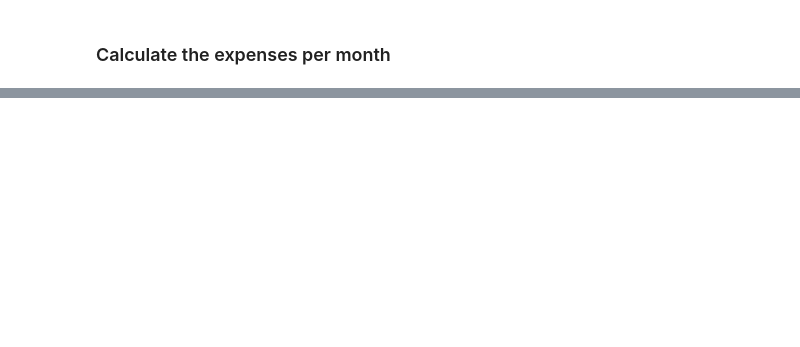
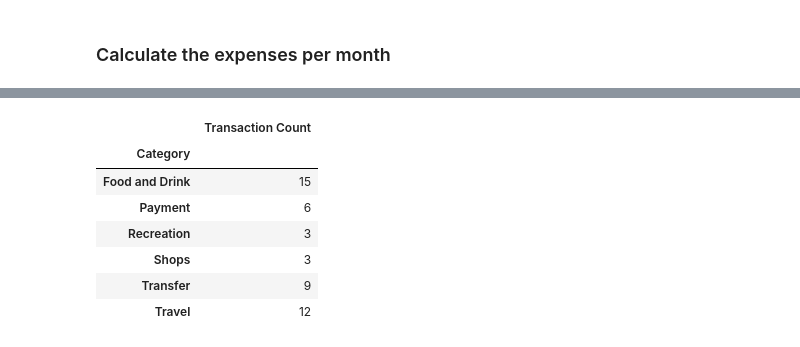
Before and after one commit to karlmunchaussen/API, a Jupyter notebook: account_summary.ipynb, the cells around one changed output, grey strips where cells are left out. Saved outputs shown, nothing was run; the diff lists cells and outputs as text; code cells hidden in the pictures; blank space fills up the shorter version.

```diff
--- a/account_summary.ipynb
+++ b/account_summary.ipynb
@@ -190,0 +217,17 @@ total_spent_by_category = trans_data_df.groupby('Category').sum()
+# %%
+num_monthly_trans_df = trans_data_df.groupby(trans_data_df.index.month).count()
+num_monthly_trans_df.rename(index={1:'January',
+                        11:'November',
+                        12:'December'}, inplace=True)
+
+
+grouped_count
+# %% [output]
+|  | Transaction Count |
+| Category |  |
+| Food and Drink | 15 |
+| Payment | 6 |
+| Recreation | 3 |
+| Shops | 3 |
+| Transfer | 9 |
+| Travel | 12 |
```
Also changed, not shown: parts of 9 cells of this notebook.
